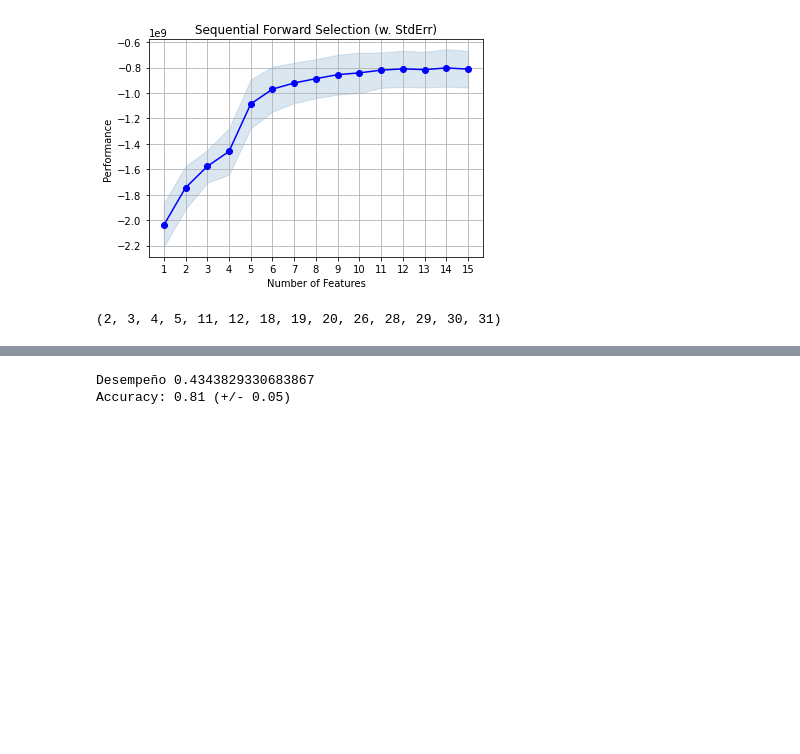
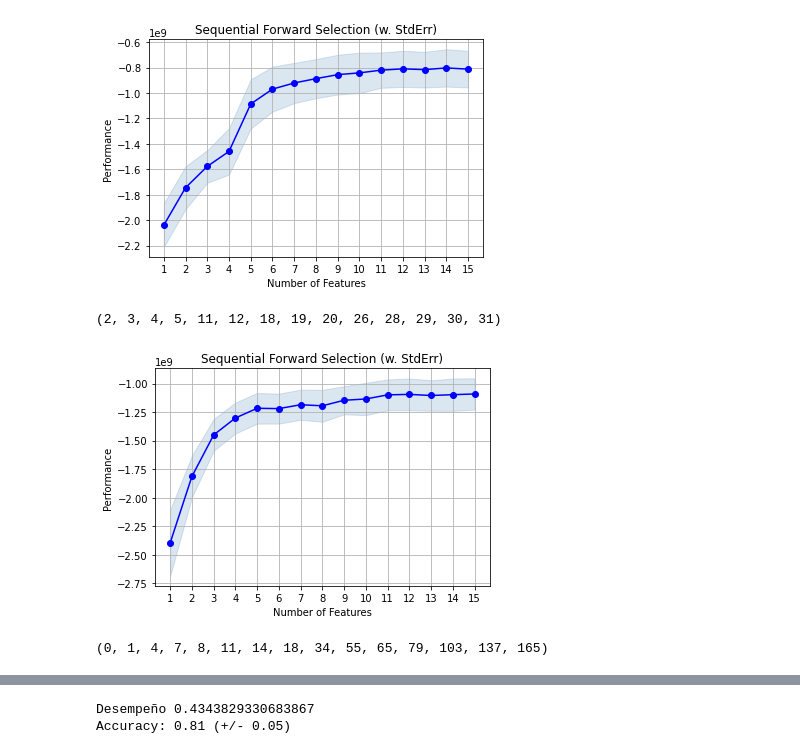
Before and after one commit to Sadimfinity/Simulation_Course, a Jupyter notebook: Final homework/Lab_1.1_Regresión_Polinomial.ipynb, the cells around one changed output, grey strips where cells are left out. Cells and saved outputs as stored; diff of their text form; code cells hidden in the pictures; blank space fills up the shorter version.

```diff
--- a/Final homework/Lab_1.1_Regresión_Polinomial.ipynb
+++ b/Final homework/Lab_1.1_Regresión_Polinomial.ipynb
@@ -512,14 +509,3 @@ Eficiencia durante el entrenamiento = 0.8207962212730869+-0.040145163576863166
 Eficiencia durante la validación = 0.8111656615435549+-0.021118860140128173
 Errores train = rmse: 32605.266767047327, mae: 14840.850185475612, mape: 7.774288379144431, r2: 0.820796221273087
 Errores test = rmse: 34802.71182550823, mae: 19210.092268210836, mape: 10.469222812784075, r2: 0.8111656615435549
-# %%
-#Medidas de error
-
-def errorMeasure(y_train, y_pred):
-
-    rmse = mean_squared_error(y_train, y_pred, squared=True)
-    mae = mean_absolute_error(y_train, y_pred)
-    mape = mean_absolute_percentage_error(y_train, y_pred)
-    r2 = r2_score(y_train, y_pred)
-
-    return {'rmse': rmse, 'mae': mae, 'mape': mape, 'r2': r2}
@@ -643,4 +630,32 @@ sfs.k_feature_idx_
 # %% [output]
 [figure]
 (2, 3, 4, 5, 11, 12, 18, 19, 20, 26, 28, 29, 30, 31)
+# %%
+from sklearn.linear_model import LinearRegression
+from mlxtend.feature_selection import SequentialFeatureSelector as SFS
+from mlxtend.plotting import plot_sequential_feature_selection as plot_sfs
+
+
+encoded = X_train.select_dtypes(include='uint8').head().columns.values.tolist()
+X_without_encoding = X_train.drop(columns= encoded)
+
+rf = RandomForestRegressor()
+
+sfs = SFS(lr,
+          k_features=(7,15),
+          forward=True,
+          floating=False,
+          scoring='neg_mean_squared_error',
+          cv=10)
+
+sfs = sfs.fit(X_train, y_train)
+fig = plot_sfs(sfs.get_metric_dict(), kind='std_err')
+
+plt.title('Sequential Forward Selection (w. StdErr)')
+plt.grid()
+plt.show()
+sfs.k_feature_idx_
+# %% [output]
+[figure, added]
+(0, 1, 4, 7, 8, 11, 14, 18, 34, 55, 65, 79, 103, 137, 165)
 # %%
```
Also changed, not shown: parts of 53 cells of this notebook.
